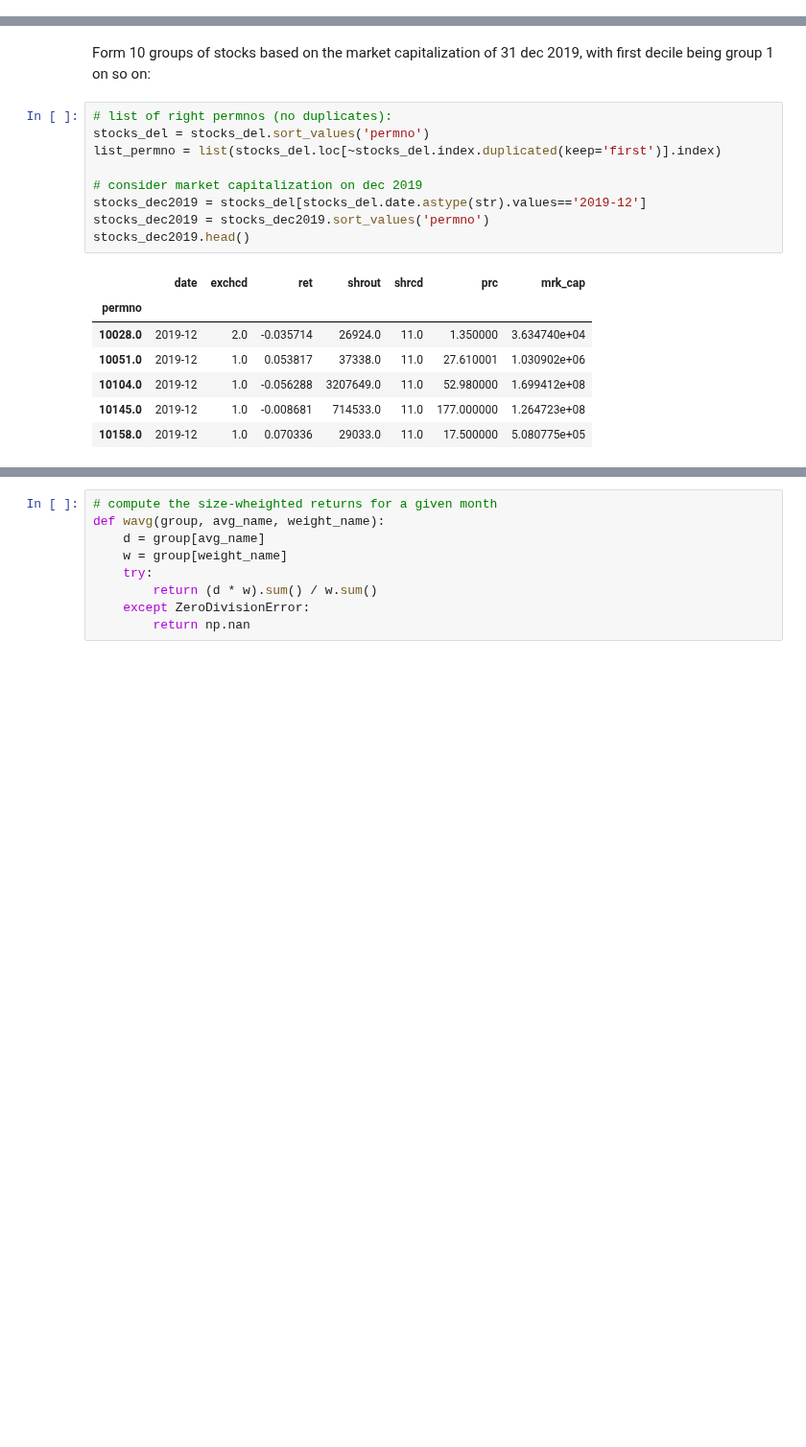
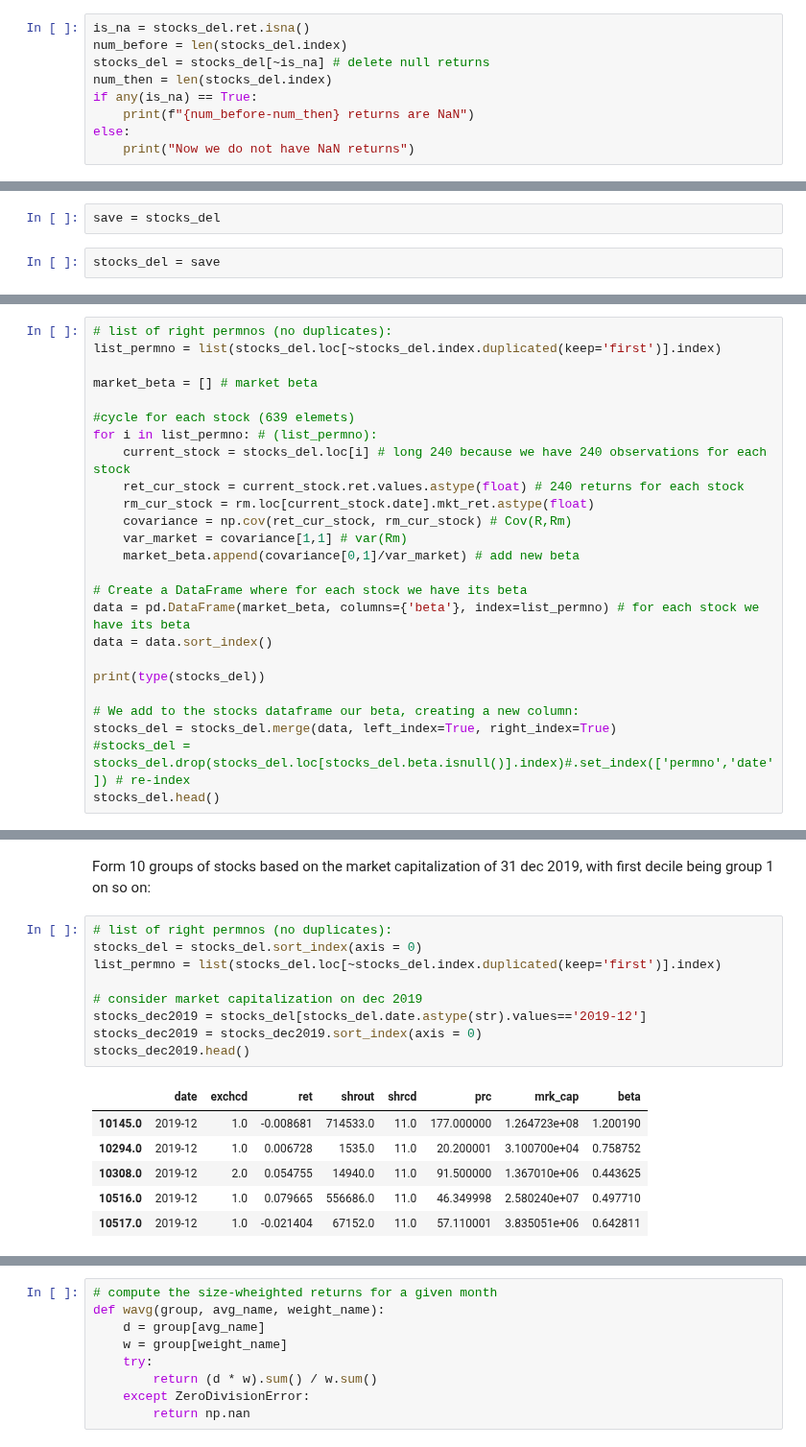
Before and after one commit to baohien97/EPFL-Investments, a Jupyter notebook: As7/InvestmentsAs7.ipynb, the cells around one changed output, grey strips where cells are left out. Shown at 96% size. Saved outputs shown, nothing was run; the diff lists cells and outputs as text; blank space fills up the shorter version.

```diff
--- a/As7/InvestmentsAs7.ipynb
+++ b/As7/InvestmentsAs7.ipynb
@@ -172,3 +163,12 @@ num_left = int(decision.count()-decision_true.count())
 print(f"We have deleted {num_deleted} and we are left with {num_left} stocks")
 # %% [output]
 We have deleted 3 and we are left with 636 stocks
+# %%
+is_na = stocks_del.ret.isna()
+num_before = len(stocks_del.index)
+stocks_del = stocks_del[~is_na] # delete null returns
+num_then = len(stocks_del.index)
+if any(is_na) == True:
+    print(f"{num_before-num_then} returns are NaN")
+else:
+    print("Now we do not have NaN returns")
@@ -209,6 +211,10 @@ rm.head()
 | 2000-03 | 0.0535007 |
 | 2000-04 | -0.059527 |
 | 2000-05 | -0.0388696 |
+# %%
+save = stocks_del
+# %%
+stocks_del = save
 # %% [markdown]
 ## b)
 # %% [markdown]
@@ -227,0 +236,25 @@ stocks_del.head()
+# %%
+# list of right permnos (no duplicates):
+list_permno = list(stocks_del.loc[~stocks_del.index.duplicated(keep='first')].index)
+
+market_beta = [] # market beta
+
+#cycle for each stock (639 elemets)
+for i in list_permno: # (list_permno):
+    current_stock = stocks_del.loc[i] # long 240 because we have 240 observations for each stock
+    ret_cur_stock = current_stock.ret.values.astype(float) # 240 returns for each stock
+    rm_cur_stock = rm.loc[current_stock.date].mkt_ret.astype(float)
+    covariance = np.cov(ret_cur_stock, rm_cur_stock) # Cov(R,Rm)
+    var_market = covariance[1,1] # var(Rm)
+    market_beta.append(covariance[0,1]/var_market) # add new beta
+
+# Create a DataFrame where for each stock we have its beta
+data = pd.DataFrame(market_beta, columns={'beta'}, index=list_permno) # for each stock we have its beta
+data = data.sort_index()
+
+print(type(stocks_del))
+
+# We add to the stocks dataframe our beta, creating a new column:
+stocks_del = stocks_del.merge(data, left_index=True, right_index=True)
+#stocks_del = stocks_del.drop(stocks_del.loc[stocks_del.beta.isnull()].index)#.set_index(['permno','date']) # re-index
+stocks_del.head()
@@ -229,19 +270,18 @@ stocks_del.head()
 Form 10 groups of stocks based on the market capitalization of 31 dec 2019, with first decile being group 1 on so on:
 # %%
 # list of right permnos (no duplicates):
-stocks_del = stocks_del.sort_values('permno')
+stocks_del = stocks_del.sort_index(axis = 0)
 list_permno = list(stocks_del.loc[~stocks_del.index.duplicated(keep='first')].index)
 
 # consider market capitalization on dec 2019
 stocks_dec2019 = stocks_del[stocks_del.date.astype(str).values=='2019-12']
-stocks_dec2019 = stocks_dec2019.sort_values('permno')
+stocks_dec2019 = stocks_dec2019.sort_index(axis = 0)
 stocks_dec2019.head()
 # %% [output]
-|  | date | exchcd | ret | shrout | shrcd | prc | mrk_cap |
-| permno |  |  |  |  |  |  |  |
-| 10028.0 | 2019-12 | 2.0 | -0.035714 | 26924.0 | 11.0 | 1.350000 | 3.634740e+04 |
-| 10051.0 | 2019-12 | 1.0 | 0.053817 | 37338.0 | 11.0 | 27.610001 | 1.030902e+06 |
-| 10104.0 | 2019-12 | 1.0 | -0.056288 | 3207649.0 | 11.0 | 52.980000 | 1.699412e+08 |
-| 10145.0 | 2019-12 | 1.0 | -0.008681 | 714533.0 | 11.0 | 177.000000 | 1.264723e+08 |
-| 10158.0 | 2019-12 | 1.0 | 0.070336 | 29033.0 | 11.0 | 17.500000 | 5.080775e+05 |
+|  | date | exchcd | ret | shrout | shrcd | prc | mrk_cap | beta |
+| 10145.0 | 2019-12 | 1.0 | -0.008681 | 714533.0 | 11.0 | 177.000000 | 1.264723e+08 | 1.200190 |
+| 10294.0 | 2019-12 | 1.0 | 0.006728 | 1535.0 | 11.0 | 20.200001 | 3.100700e+04 | 0.758752 |
+| 10308.0 | 2019-12 | 2.0 | 0.054755 | 14940.0 | 11.0 | 91.500000 | 1.367010e+06 | 0.443625 |
+| 10516.0 | 2019-12 | 1.0 | 0.079665 | 556686.0 | 11.0 | 46.349998 | 2.580240e+07 | 0.497710 |
+| 10517.0 | 2019-12 | 1.0 | -0.021404 | 67152.0 | 11.0 | 57.110001 | 3.835051e+06 | 0.642811 |
 # %%
```
Also changed, not shown: parts of 46 cells of this notebook, 1 other file.
